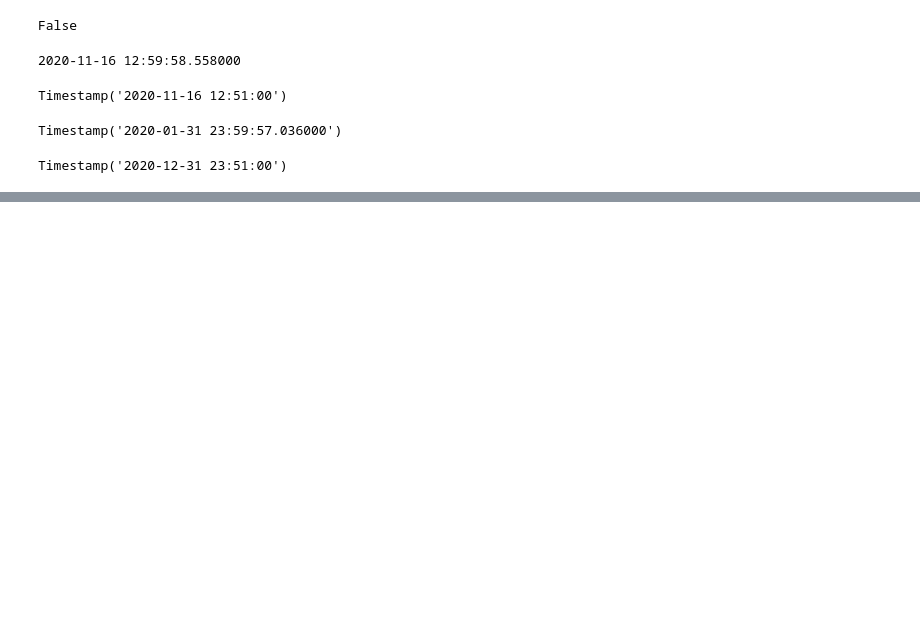
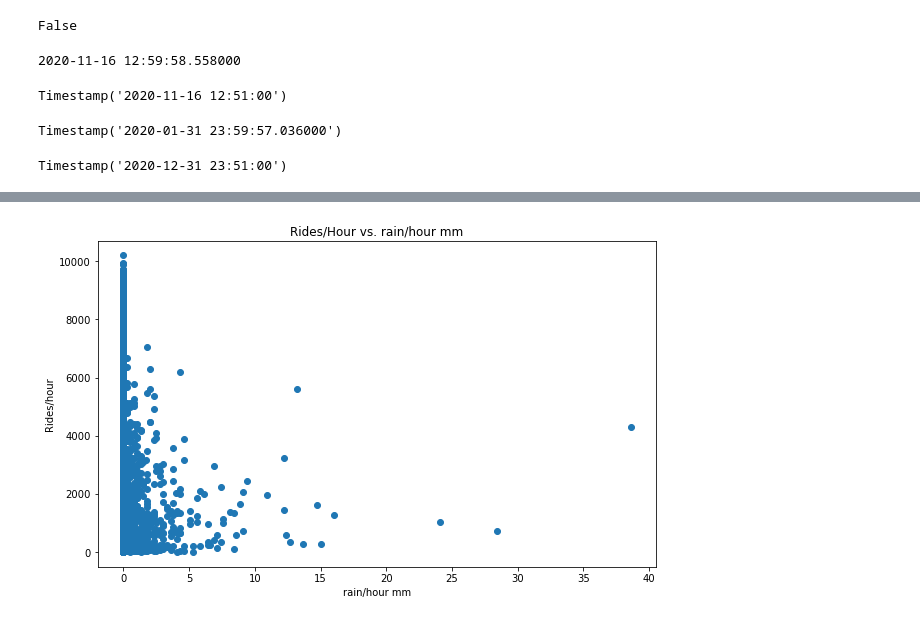
Before and after one commit to leckieje/fair_weather_cyclists, a Jupyter notebook: bike_weather_20.ipynb, the cells around one changed output, grey strips where cells are left out. Saved outputs shown, nothing was run; the diff lists cells and outputs as text; code cells hidden in the pictures; blank space fills up the shorter version.

```diff
--- a/bike_weather_20.ipynb
+++ b/bike_weather_20.ipynb
@@ -1014,0 +980,17 @@ ax.scatter(bike_weather_clean['Dew Point'])
+# %%
+# lists of condtion at hour of # of rides, temps, dew, and rain
+
+hour, rides, temps, dew, rain = get_y(bike_weather_clean)
+# %%
+# fuction to plot each condition against time
+
+def chart_rides_cond(ride_list, condition, cond_str):
+    fig, ax = plt.subplots(figsize=(10,6))
+    ax.scatter(condition, ride_list)
+    ax.set_xlabel(f'{cond_str}')
+    ax.set_ylabel('Rides/hour')
+    ax.set_title(f'Rides/Hour vs. {cond_str}')
+# %%
+chart_rides_cond(rides, rain, 'rain/hour mm')
+# %% [output]
+[figure, added]
```
Also changed, not shown: parts of 104 cells of this notebook.
